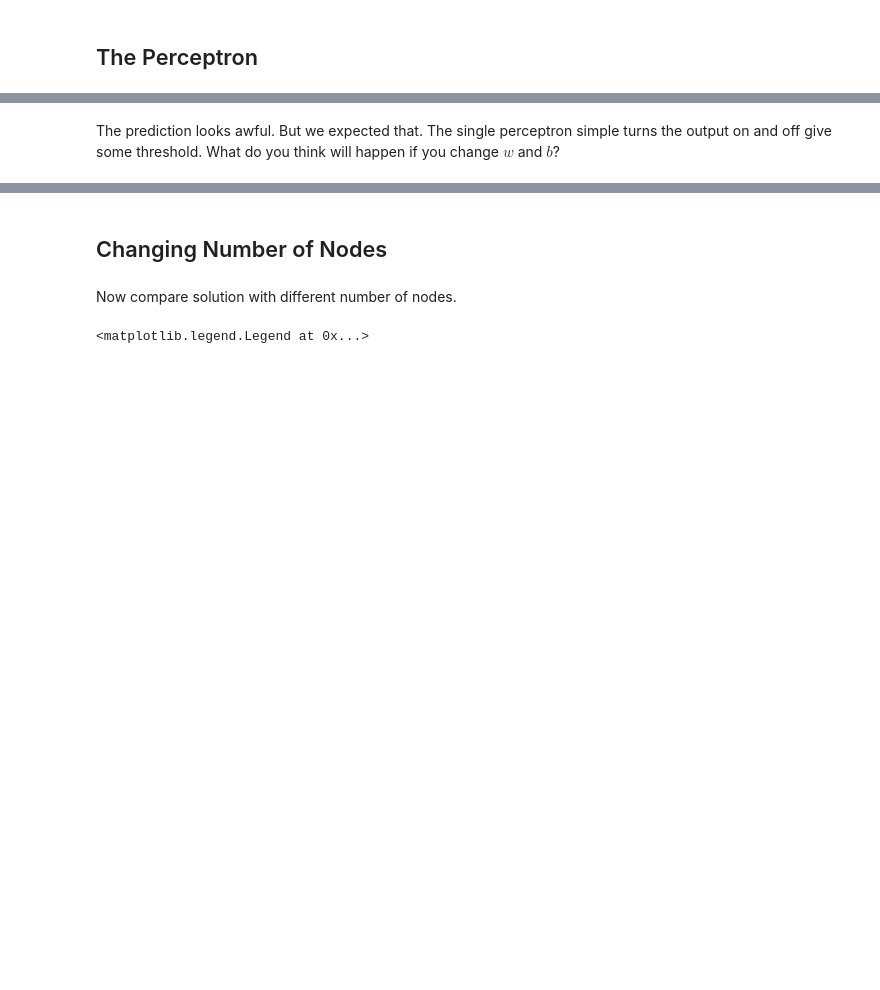
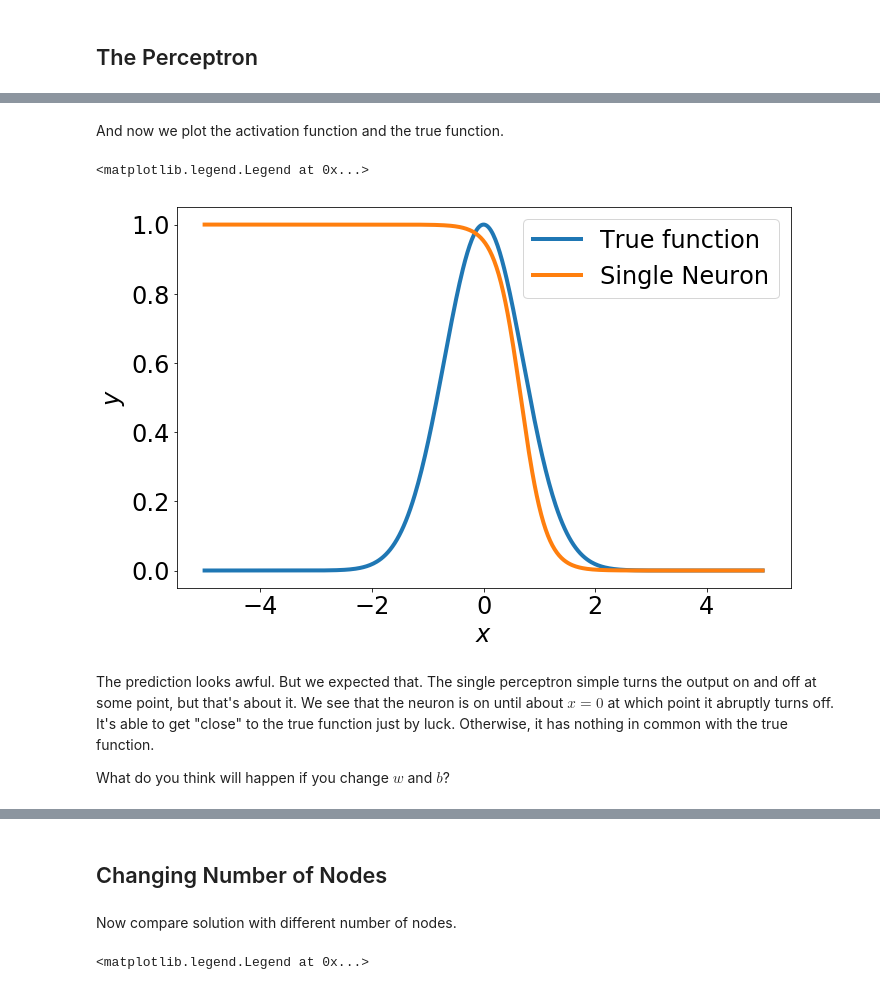
Before and after one commit to pavlosprotopapas/dswcc_fall_2018, a Jupyter notebook: labs/Lab1/Lab1.ipynb, the cells around one changed output, grey strips where cells are left out. Drawn from its saved outputs; the diff is of its cells as text; code cells hidden in the pictures; blank space fills up the shorter version.

```diff
--- a/labs/Lab1/Lab1.ipynb
+++ b/labs/Lab1/Lab1.ipynb
@@ -54,0 +27,3 @@ ax.plot(x, y)
+# %%
+x = np.linspace(-5.0, 5.0, 500) # input points
+f = np.exp(-x*x) # The real function
@@ -55,5 +54,26 @@ ax.plot(x, y)
+# %% [markdown]
+And now we plot the activation function and the true function.
+# %%
+fig, ax = plt.subplots(1,1, figsize=(11,7)) # create axes object
+
+# Plot
+ax.plot(x, f, lw=4, label=r'True function')
+ax.plot(x, h, lw=4, label=r'Single Neuron')
+
+# Create labels (very important!)
+ax.set_xlabel('$x$', fontsize=24) # Notice we make the labels big enough to read
+ax.set_ylabel('$y$', fontsize=24)
+
+ax.tick_params(labelsize=24) # Make the tick labels big enough to read
+
+ax.legend(fontsize=24, loc=1) # Create a legend and make it big enough to read
+# %% [output]
+<matplotlib.legend.Legend at 0x...>
+[figure, added]
 # %% [markdown]
-The prediction looks awful.  But we expected that.  The single perceptron simple turns the output on and off give some threshold.  What do you think will happen if you change $w$ and $b$?
+The prediction looks awful.  But we expected that.  The single perceptron simple turns the output on and off at some point, but that's about it.  We see that the neuron is on until about $x=0$ at which point it abruptly turns off.  It's able to get "close" to the true function just by luck.  Otherwise, it has nothing in common with the true function.
+
+What do you think will happen if you change $w$ and $b$?
 # %% [markdown]
 ### Exercise
 
```
Also changed, not shown: parts of 43 cells of this notebook, 2 other files.
